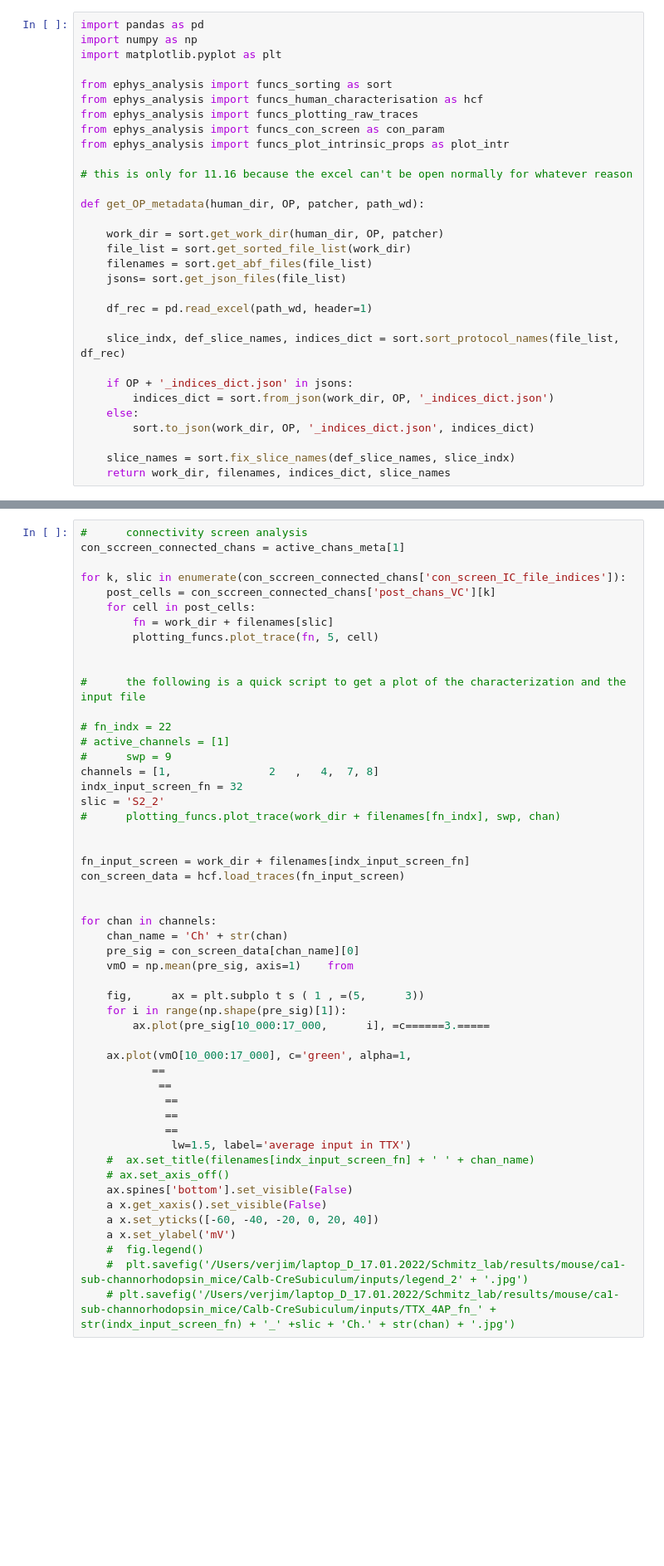
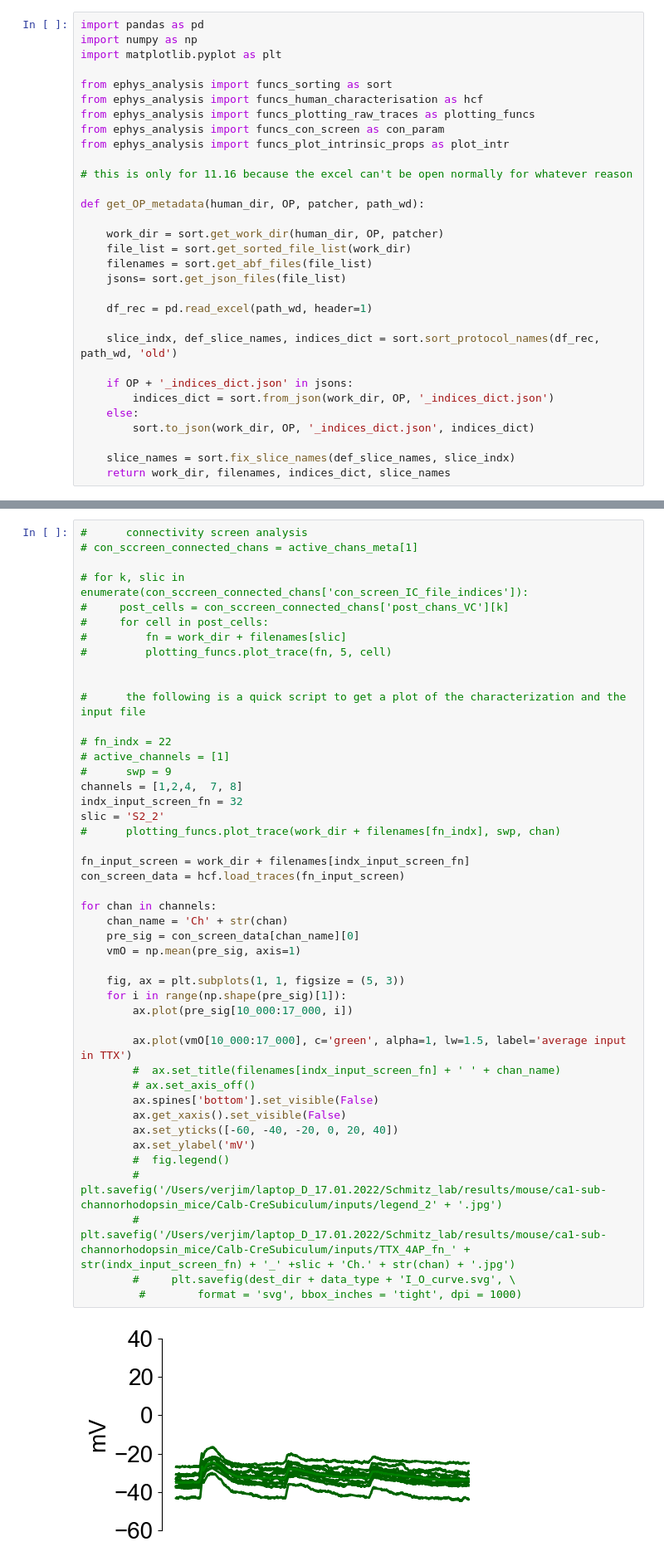
Before and after one commit to verjiniaM/Human-slice-scripts, a Jupyter notebook: notebooks_and_main_executions/mouse_CA1_sub_analysis_VM.ipynb, the cells around one changed output, grey strips where cells are left out. Shown at 83% size. Saved outputs shown, nothing was run; the diff lists cells and outputs as text; blank space fills up the shorter version.

```diff
--- a/notebooks_and_main_executions/mouse_CA1_sub_analysis_VM.ipynb
+++ b/notebooks_and_main_executions/mouse_CA1_sub_analysis_VM.ipynb
@@ -9,7 +9,7 @@ import matplotlib.pyplot as plt
 
 from ephys_analysis import funcs_sorting as sort
 from ephys_analysis import funcs_human_characterisation as hcf
-from ephys_analysis import funcs_plotting_raw_traces
+from ephys_analysis import funcs_plotting_raw_traces as plotting_funcs
 from ephys_analysis import funcs_con_screen as con_param
 from ephys_analysis import funcs_plot_intrinsic_props as plot_intr
 
@@ -24,7 +24,7 @@ def get_OP_metadata(human_dir, OP, patcher, path_wd):
 
     df_rec = pd.read_excel(path_wd, header=1)
 
-    slice_indx, def_slice_names, indices_dict = sort.sort_protocol_names(file_list, df_rec)
+    slice_indx, def_slice_names, indices_dict = sort.sort_protocol_names(df_rec, path_wd, 'old')
 
     if OP + '_indices_dict.json' in jsons:
         indices_dict = sort.from_json(work_dir, OP, '_indices_dict.json')
@@ -167,51 +151,47 @@ SyntaxError: unmatched ')' (3006259031.py, line 2)
 # %%
 #      connectivity screen analysis
-con_sccreen_connected_chans = active_chans_meta[1]
+# con_sccreen_connected_chans = active_chans_meta[1]
 
-for k, slic in enumerate(con_sccreen_connected_chans['con_screen_IC_file_indices']):
-    post_cells = con_sccreen_connected_chans['post_chans_VC'][k]
-    for cell in post_cells:
-        fn = work_dir + filenames[slic]
-        plotting_funcs.plot_trace(fn, 5, cell)
+# for k, slic in enumerate(con_sccreen_connected_chans['con_screen_IC_file_indices']):
+#     post_cells = con_sccreen_connected_chans['post_chans_VC'][k]
+#     for cell in post_cells:
+#         fn = work_dir + filenames[slic]
+#         plotting_funcs.plot_trace(fn, 5, cell)
 
 
 #      the following is a quick script to get a plot of the characterization and the input file
 
 # fn_indx = 22
 # active_channels = [1]
 #      swp = 9
-channels = [1,               2   ,   4,  7, 8]
+channels = [1,2,4,  7, 8]
 indx_input_screen_fn = 32
 slic = 'S2_2'
 #      plotting_funcs.plot_trace(work_dir + filenames[fn_indx], swp, chan)
 
-
 fn_input_screen = work_dir + filenames[indx_input_screen_fn]
 con_screen_data = hcf.load_traces(fn_input_screen)
-
 
 for chan in channels:
     chan_name = 'Ch' + str(chan)
     pre_sig = con_screen_data[chan_name][0]
-    vmO = np.mean(pre_sig, axis=1)    from
+    vmO = np.mean(pre_sig, axis=1)
 
-    fig,      ax = plt.subplo t s ( 1 , =(5,      3))
+    fig, ax = plt.subplots(1, 1, figsize = (5, 3))
     for i in range(np.shape(pre_sig)[1]):
-        ax.plot(pre_sig[10_000:17_000,      i], =c======3.=====
+        ax.plot(pre_sig[10_000:17_000, i])
 
-    ax.plot(vmO[10_000:17_000], c='green', alpha=1,
-           ==
-            ==
-             ==
-             ==
-             ==
-              lw=1.5, label='average input in TTX')
-    #  ax.set_title(filenames[indx_input_screen_fn] + ' ' + chan_name)
-    # ax.set_axis_off()
-    ax.spines['bottom'].set_visible(False)
-    a x.get_xaxis().set_visible(False)
-    a x.set_yticks([-60, -40, -20, 0, 20, 40])
-    a x.set_ylabel('mV')
-    #  fig.legend()
-    #  plt.savefig('/Users/verjim/laptop_D_17.01.2022/Schmitz_lab/results/mouse/ca1-sub-channorhodopsin_mice/Calb-CreSubiculum/inputs/legend_2' + '.jpg')
-    # plt.savefig('/Users/verjim/laptop_D_17.01.2022/Schmitz_lab/results/mouse/ca1-sub-channorhodopsin_mice/Calb-CreSubiculum/inputs/TTX_4AP_fn_' + str(indx_input_screen_fn) + '_' +slic + 'Ch.' + str(chan) + '.jpg')
+        ax.plot(vmO[10_000:17_000], c='green', alpha=1, lw=1.5, label='average input in TTX')
+        #  ax.set_title(filenames[indx_input_screen_fn] + ' ' + chan_name)
+        # ax.set_axis_off()
+        ax.spines['bottom'].set_visible(False)
+        ax.get_xaxis().set_visible(False)
+        ax.set_yticks([-60, -40, -20, 0, 20, 40])
+        ax.set_ylabel('mV')
+        #  fig.legend()
+        #  plt.savefig('/Users/verjim/laptop_D_17.01.2022/Schmitz_lab/results/mouse/ca1-sub-channorhodopsin_mice/Calb-CreSubiculum/inputs/legend_2' + '.jpg')
+        # plt.savefig('/Users/verjim/laptop_D_17.01.2022/Schmitz_lab/results/mouse/ca1-sub-channorhodopsin_mice/Calb-CreSubiculum/inputs/TTX_4AP_fn_' + str(indx_input_screen_fn) + '_' +slic + 'Ch.' + str(chan) + '.jpg')
+        #     plt.savefig(dest_dir + data_type + 'I_O_curve.svg', \
+         #        format = 'svg', bbox_inches = 'tight', dpi = 1000)
+# %% [output]
+[figure, added]
```
Also changed, not shown: parts of 3 cells of this notebook, 11 other files.
